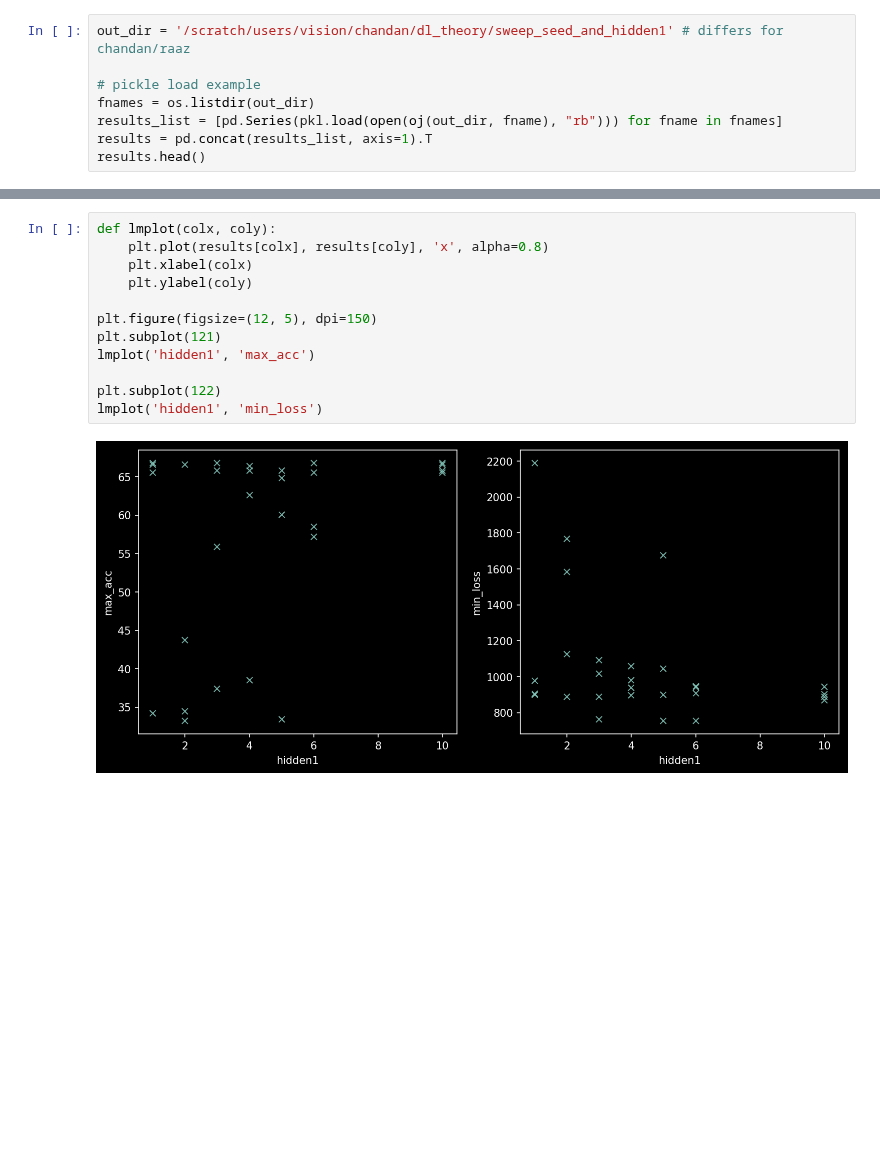
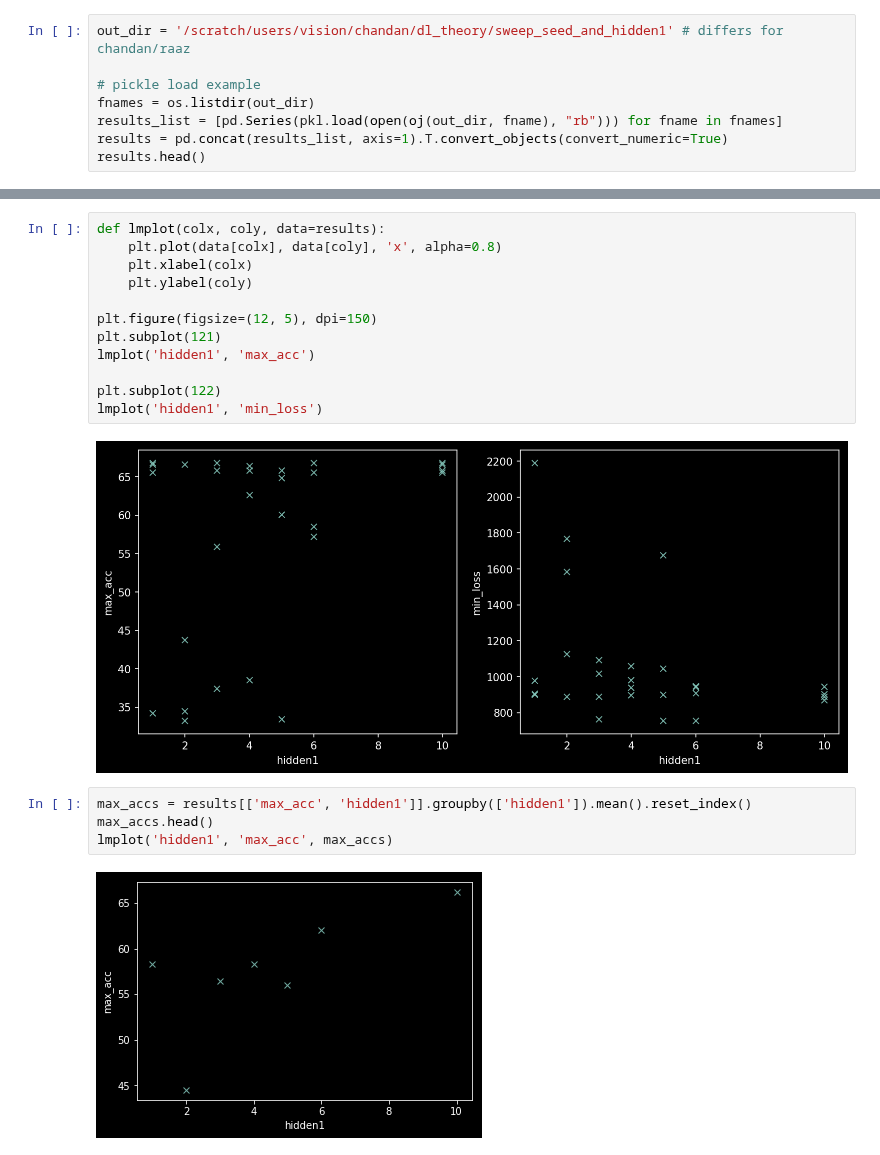
Before and after one commit to csinva/dnn-experiments, a Jupyter notebook: eda/analyze_sweeps.ipynb, the cells around one changed output, grey strips where cells are left out. Drawn from its saved outputs; the diff is of its cells as text; blank space fills up the shorter version.

```diff
--- a/eda/analyze_sweeps.ipynb
+++ b/eda/analyze_sweeps.ipynb
@@ -19,6 +19,6 @@ out_dir = '/scratch/users/vision/chandan/dl_theory/sweep_seed_and_hidden1' # dif
 # pickle load example
 fnames = os.listdir(out_dir)
 results_list = [pd.Series(pkl.load(open(oj(out_dir, fname), "rb"))) for fname in fnames]
-results = pd.concat(results_list, axis=1).T
+results = pd.concat(results_list, axis=1).T.convert_objects(convert_numeric=True)
 results.head()
 # %% [output]
@@ -31,6 +32,6 @@ results.head()
 # %%
-def lmplot(colx, coly):
-    plt.plot(results[colx], results[coly], 'x', alpha=0.8)
+def lmplot(colx, coly, data=results):
+    plt.plot(data[colx], data[coly], 'x', alpha=0.8)
     plt.xlabel(colx)
     plt.ylabel(coly)
 
@@ -42,3 +43,9 @@ plt.subplot(122)
 lmplot('hidden1', 'min_loss')
 # %% [output]
 [figure]
+# %%
+max_accs = results[['max_acc', 'hidden1']].groupby(['hidden1']).mean().reset_index()
+max_accs.head()
+lmplot('hidden1', 'max_acc', max_accs)
+# %% [output]
+[figure, added]
```
Also changed, not shown: parts of 1 cell of this notebook.
